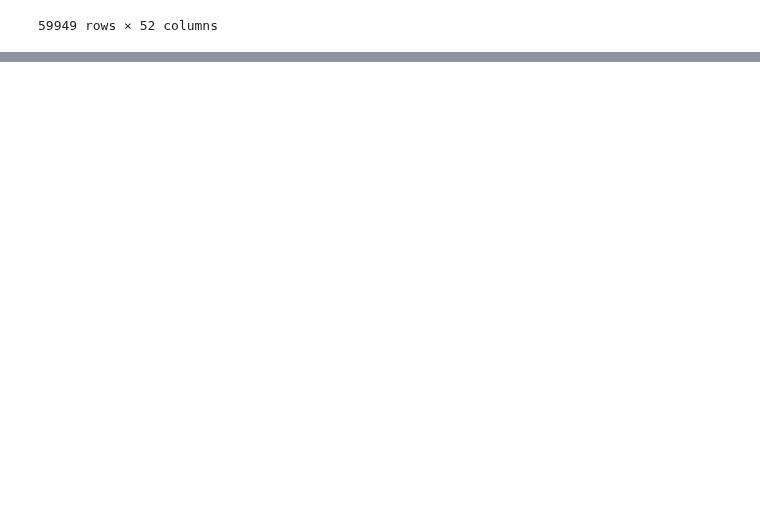
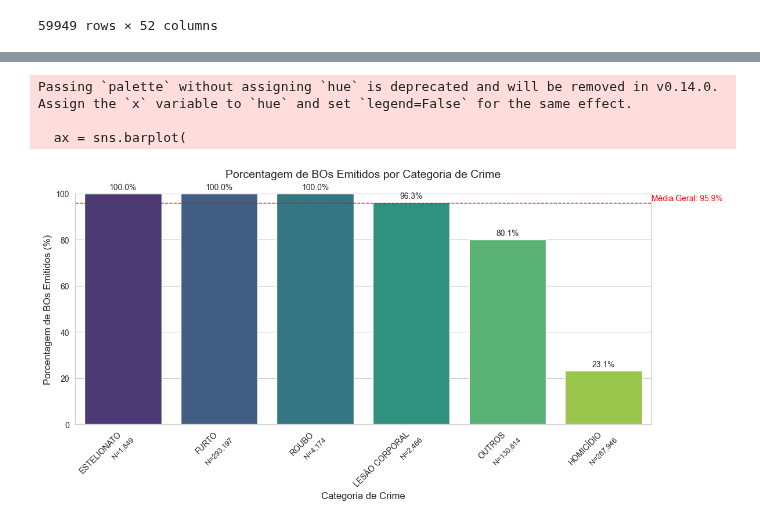
Before and after one commit to Matheuskpds/Ciencia-de-Dados-Projeto-TP, a Jupyter notebook: main.ipynb, the cells around one changed output, grey strips where cells are left out. Cells and saved outputs as stored; diff of their text form; code cells hidden in the pictures; blank space fills up the shorter version.

```diff
--- a/main.ipynb
+++ b/main.ipynb
@@ -158,0 +705,70 @@ df_atipico
+# %%
+#Pré-processamento
+# Criar coluna de status de emissão
+df['STATUS_EMISSAO'] = df['BO_EMITIDO'].apply(lambda x: 'Emitido' if pd.notnull(x) else 'Não Emitido')
+
+#Agrupar por categoria de crime (usando a função categorizar_crime que definimos anteriormente)
+df['CATEGORIA_CRIME'] = df['NATUREZA_APURADA'].apply(categorizar_crime)
+
+#Calcular estatísticas por categoria
+emissoes_por_categoria = df.groupby('CATEGORIA_CRIME').agg(
+    Total_Iniciados=('STATUS_EMISSAO', 'count'),
+    Total_Emitidos=('STATUS_EMISSAO', lambda x: (x == 'Emitido').sum())
+).reset_index()
+
+emissoes_por_categoria['Perc_Emitidos'] = (emissoes_por_categoria['Total_Emitidos'] /
+                                          emissoes_por_categoria['Total_Iniciados']) * 100
+
+#Ordenar por porcentagem de emissão
+emissoes_por_categoria = emissoes_por_categoria.sort_values('Perc_Emitidos', ascending=False)
+# %%
+# Criar gráfico de barras
+plt.figure(figsize=(12, 6))
+sns.set_style("whitegrid")
+
+# Paleta de cores
+cores = sns.color_palette("viridis", n_colors=len(emissoes_por_categoria))
+
+# Gráfico de barras
+ax = sns.barplot(
+    data=emissoes_por_categoria,
+    x='CATEGORIA_CRIME',
+    y='Perc_Emitidos',
+    palette=cores
+)
+
+# Adicionar rótulos
+for p in ax.patches:
+    height = p.get_height()
+    ax.text(p.get_x() + p.get_width()/2.,
+            height + 1,
+            f'{height:.1f}%',
+            ha='center',
+            va='bottom')
+
+# Linha de média geral
+media_geral = (df['STATUS_EMISSAO'] == 'Emitido').mean() * 100
+ax.axhline(media_geral, color='red', linestyle='--', linewidth=1)
+ax.text(len(emissoes_por_categoria)-0.5, media_geral+1,
+        f'Média Geral: {media_geral:.1f}%',
+        color='red')
+
+# Configurações do gráfico
+plt.title('Porcentagem de BOs Emitidos por Categoria de Crime', fontsize=14, pad=20)
+plt.xlabel('Categoria de Crime', fontsize=12)
+plt.ylabel('Porcentagem de BOs Emitidos (%)', fontsize=12)
+plt.xticks(rotation=45, ha='right')
+plt.ylim(0, 100)
+
+# Adicionar informação de volume em cima de cada barra
+for i, row in emissoes_por_categoria.iterrows():
+    ax.text(i, -5, f"N={row['Total_Iniciados']:,}",
+            ha='center', va='top', rotation=45, fontsize=9)
+
+plt.tight_layout()
+plt.show()
+# %% [output]
+Passing `palette` without assigning `hue` is deprecated and will be removed in v0.14.0. Assign the `x` variable to `hue` and set `legend=False` for the same effect.
+
+  ax = sns.barplot(
+[figure, added]
```
Also changed, not shown: parts of 43 cells of this notebook.
